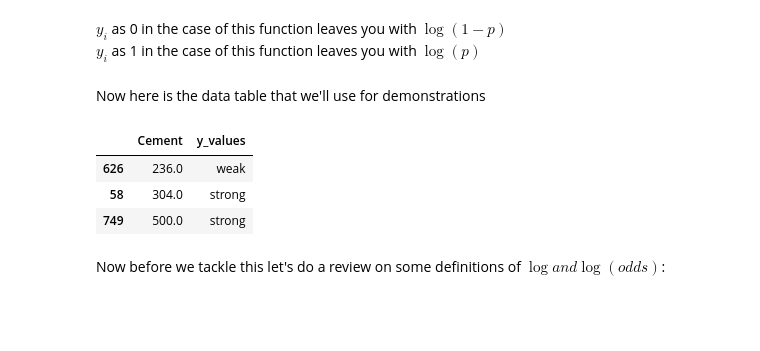
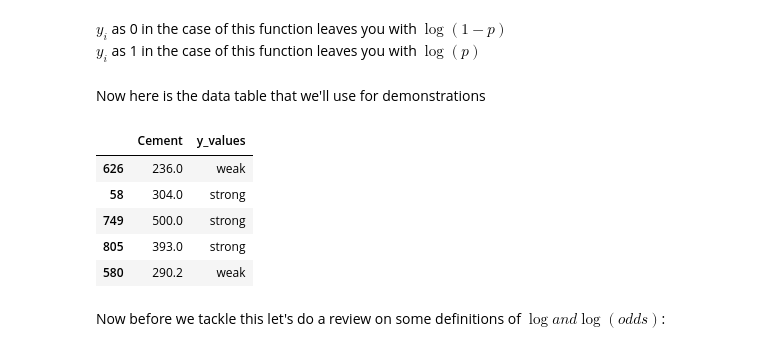
Before and after one commit to williamjwall/ensemble_investigation, a Jupyter notebook: concrete_strength_final.ipynb, the cells around one changed output. Saved outputs shown, nothing was run; the diff lists cells and outputs as text; code cells hidden in the pictures; blank space fills up the shorter version.

```diff
--- a/concrete_strength_final.ipynb
+++ b/concrete_strength_final.ipynb
@@ -538,12 +534,14 @@ $y_{i}$ as 1 in the case of this function leaves you with $\log(p)$
 # %% [markdown]
 Now here is the data table that we'll use for demonstrations
 # %%
-pd.DataFrame({"Cement":df.sample(3, random_state=8)["Cement"], "y_values":y_classification.sample(3, random_state=8)})
+pd.DataFrame({"Cement":df.sample(5, random_state=8)["Cement"], "y_values":y_classification.sample(5, random_state=8)})
 # %% [output]
 |  | Cement | y_values |
 | 626 | 236.0 | weak |
 | 58 | 304.0 | strong |
 | 749 | 500.0 | strong |
+| 805 | 393.0 | strong |
+| 580 | 290.2 | weak |
 # %% [markdown]
 Now before we tackle this let's do a review on some definitions of $\log and \log(odds)$:
 # %% [markdown]
```
Also changed, not shown: parts of 160 cells of this notebook.
